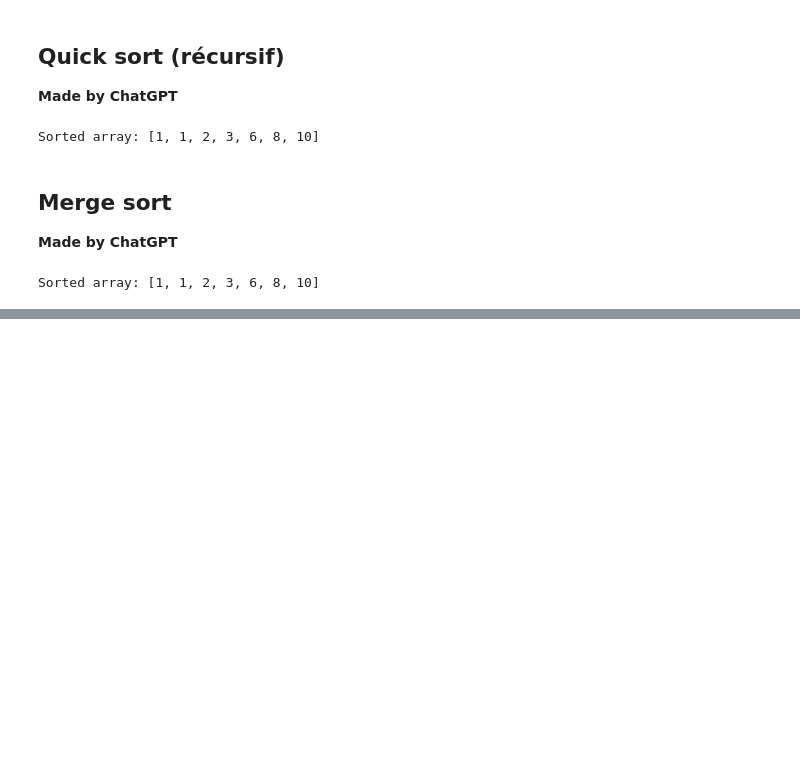
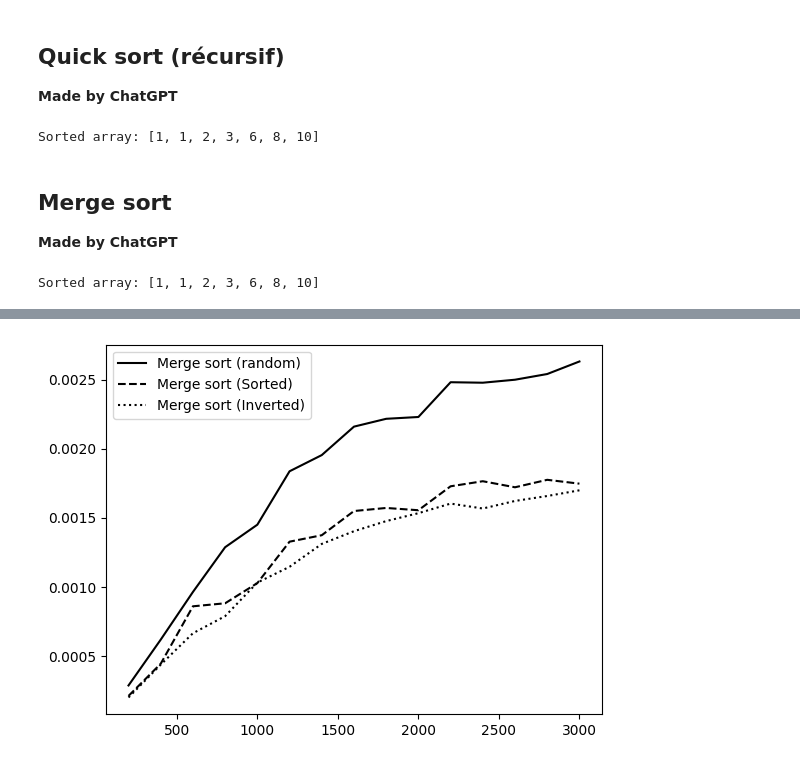
Before and after one commit to zshelali/projet-it4-complexity, a Jupyter notebook: TP - 2023 - Time Complexity sorting algorithms.ipynb, the cells around one changed output, grey strips where cells are left out. Drawn from its saved outputs; the diff is of its cells as text; code cells hidden in the pictures; blank space fills up the shorter version.

```diff
--- a/TP - 2023 - Time Complexity sorting algorithms.ipynb
+++ b/TP - 2023 - Time Complexity sorting algorithms.ipynb
@@ -341,0 +352,4 @@ executerTri(bubble_sort,'r','Bubble sort')
+# %%
+executerTri(merge_sort, 'k', 'Merge sort')
+# %% [output]
+[figure, added]
```
Also changed, not shown: parts of 13 cells of this notebook.
